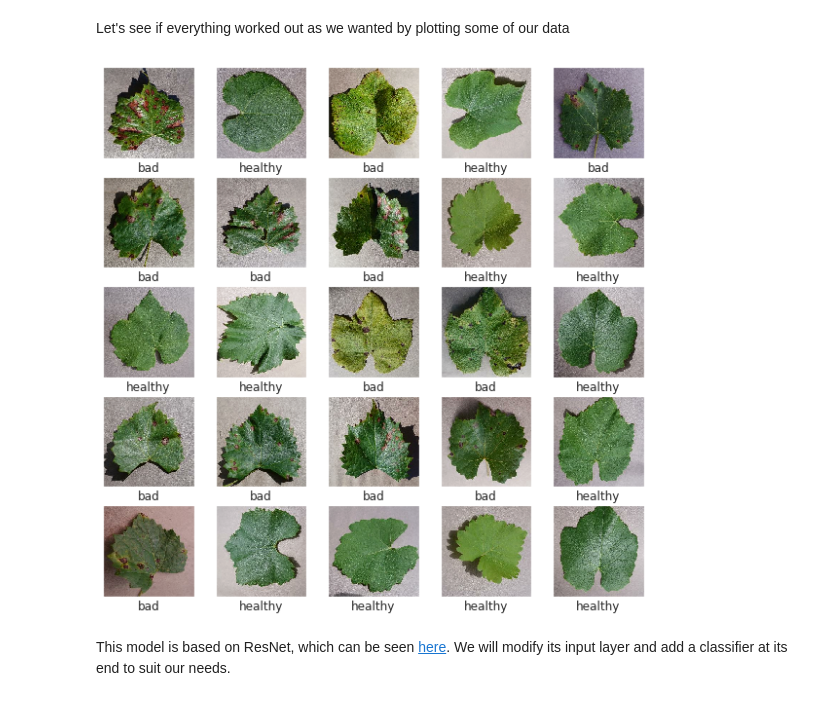
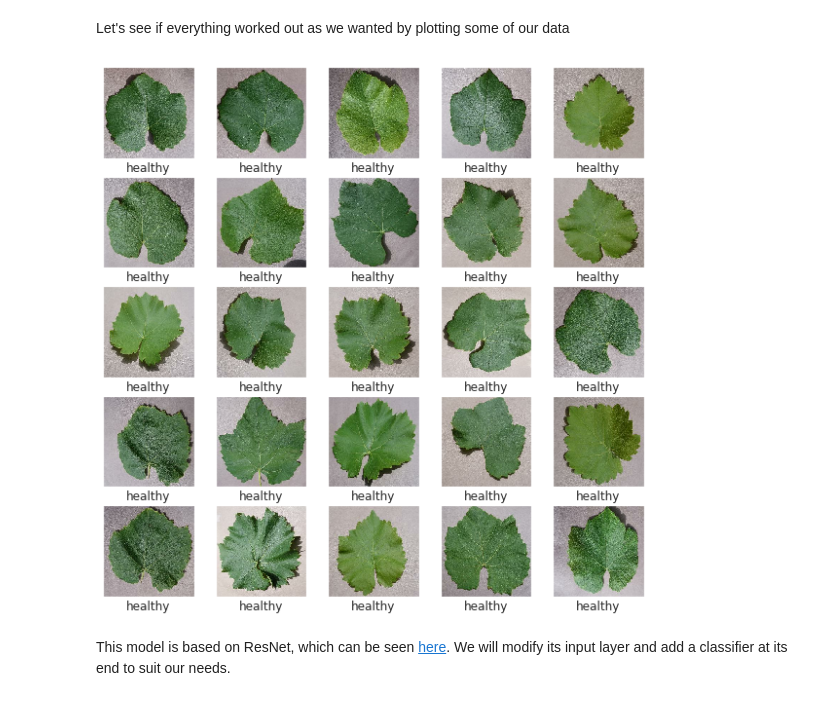
Before and after one commit to cultivai/pandemic-disease-classifier, a Jupyter notebook: cnn.ipynb, the cells around one changed output. Drawn from its saved outputs; the diff is of its cells as text; code cells hidden in the pictures.

```diff
--- a/cnn.ipynb
+++ b/cnn.ipynb
@@ -81,0 +81,14 @@ for i in range(len(test_label)):
+# %%
+# lists containing the directory for each file
+filenames_bad = []
+filenames_good = []
+# lists containing the label for each file
+labels_bad = []
+labels_good = []
+
+for a in os.listdir(cur_dir := os.path.join(data_dir, CLASS_NAMES[0])):
+    filenames_bad.append(os.path.join(cur_dir, a))
+    labels_bad.append(0)
+for a in os.listdir(cur_dir := os.path.join(data_dir, CLASS_NAMES[1])):
+    filenames_good.append(os.path.join(cur_dir, a))
+    labels_good.append(1)
@@ -82,16 +106,39 @@ for i in range(len(test_label)):
+# %%
+train_data_b = filenames_bad[:int(len(filenames_bad) * 0.8)]
+train_data_g = filenames_good[:int(len(filenames_good) * 0.8)]
+train_labels_b = labels_bad[:int(len(labels_bad) * 0.8)]
+train_labels_g = labels_good[:int(len(labels_good) * 0.8)]
+
+train_dataset = tf.data.Dataset.from_tensor_slices((train_data_g, train_labels_g))
+train_dataset = train_dataset.map(parse_function, num_parallel_calls=4)
+
+ratio = int(len(train_data_b)/len(train_data_g))
+
+temp = train_dataset
+for i in range(ratio):
+    train_dataset = train_dataset.concatenate(temp.map(train_preprocess, num_parallel_calls=4))
+
+temp = tf.data.Dataset.from_tensor_slices((train_data_b, train_labels_b))
+temp = temp.map(parse_function, num_parallel_calls=4)
+
+train_dataset = train_dataset.concatenate(temp)
 # %% [markdown]
 Let's see if everything worked out as we wanted by plotting some of our data
 # %%
 plt.figure(figsize=(10,10))
+temp = train_dataset.take(25)
+temp = temp.as_numpy_iterator()
 for i in range(25):
     plt.subplot(5,5,i+1)
     plt.xticks([])
     plt.yticks([])
     plt.grid(False)
-    plt.imshow(train_data[i].astype(np.float32), cmap=plt.cm.binary)
+    image, label = next(temp)
+    image, label = np.array(image), np.array(label)
+    plt.imshow(image.astype(np.float32), cmap=plt.cm.binary)
     # The CIFAR labels happen to be arrays,
     # which is why you need the extra index
-    plt.xlabel(CLASS_NAMES[train_label[i]])
+    plt.xlabel(CLASS_NAMES[label])
 plt.show()
 # %% [output]
-[figure, old version]
+[figure, new version]
```
Also changed, not shown: parts of 20 cells of this notebook, 2 other files.
